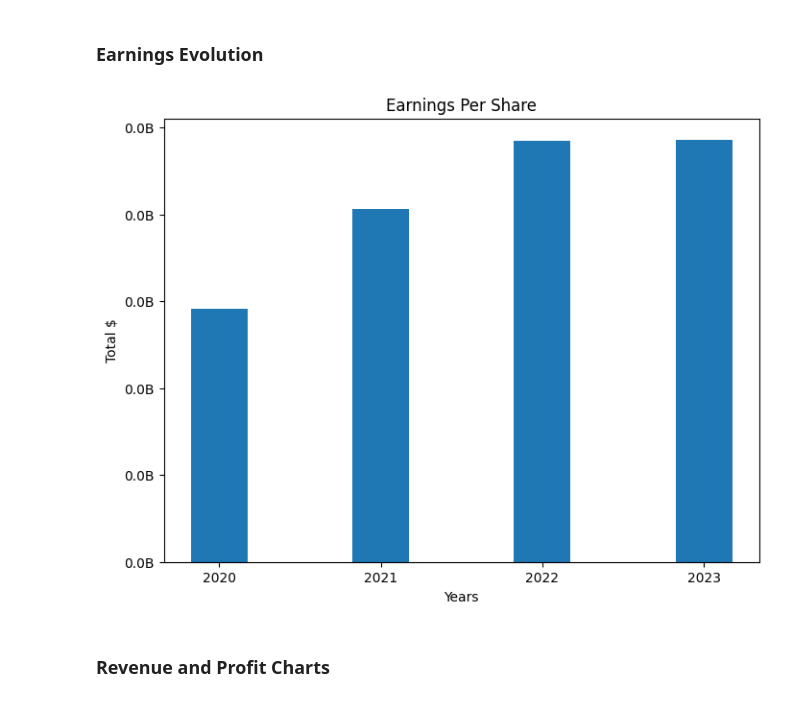
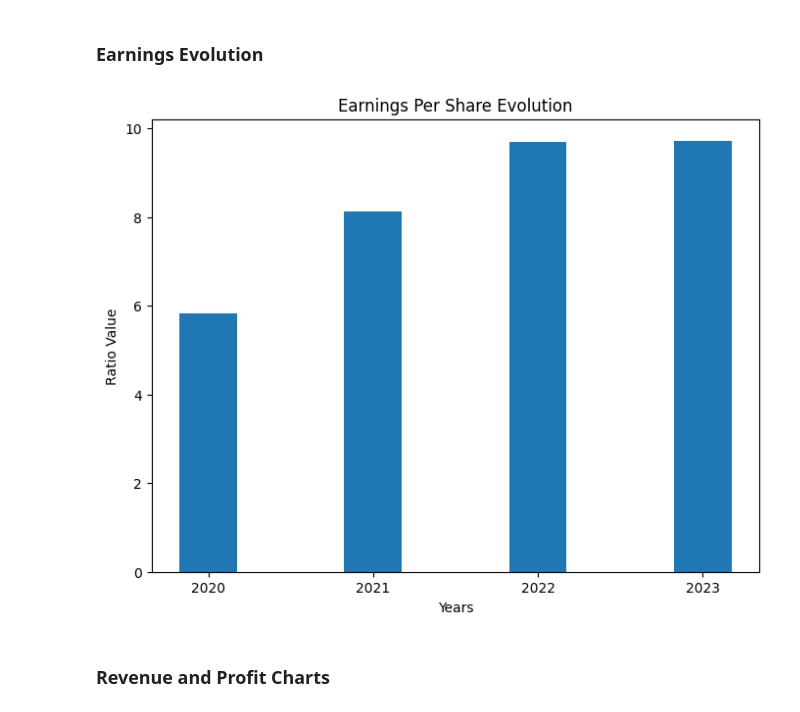
Before and after one commit to paty-oliveira/data-analysis-playground, a Jupyter notebook: stock-analysis/fundamental-analysis/index.ipynb, the cells around one changed output. Saved outputs shown, nothing was run; the diff lists cells and outputs as text; code cells hidden in the pictures.

```diff
--- a/stock-analysis/fundamental-analysis/index.ipynb
+++ b/stock-analysis/fundamental-analysis/index.ipynb
@@ -397,18 +399,18 @@ df_income_stmt
 ### Earnings Evolution
 # %%
 x_group = 4
-x_values = pd.DatetimeIndex(df_balance.index).year
+x_values = pd.DatetimeIndex(df_income_stmt.index).year
 y_values = df_income_stmt["EPS"].values
 settings = {
-    "title": "Earnings Per Share",
+    "title": "Earnings Per Share Evolution",
     "xlabel": "Years",
-    "ylabel": "Total $",
-    "is_y_axis_formatted": True
+    "ylabel": "Ratio Value",
+    "is_y_axis_formatted": False
 }
 
 display_bar_plot(x_group, x_values, y_values, settings)
 # %% [output]
-[figure, old version]
+[figure, new version]
 # %% [markdown]
 ### Revenue and Profit Charts
 # %%
```
Also changed, not shown: parts of 10 cells of this notebook, 2 other files.
